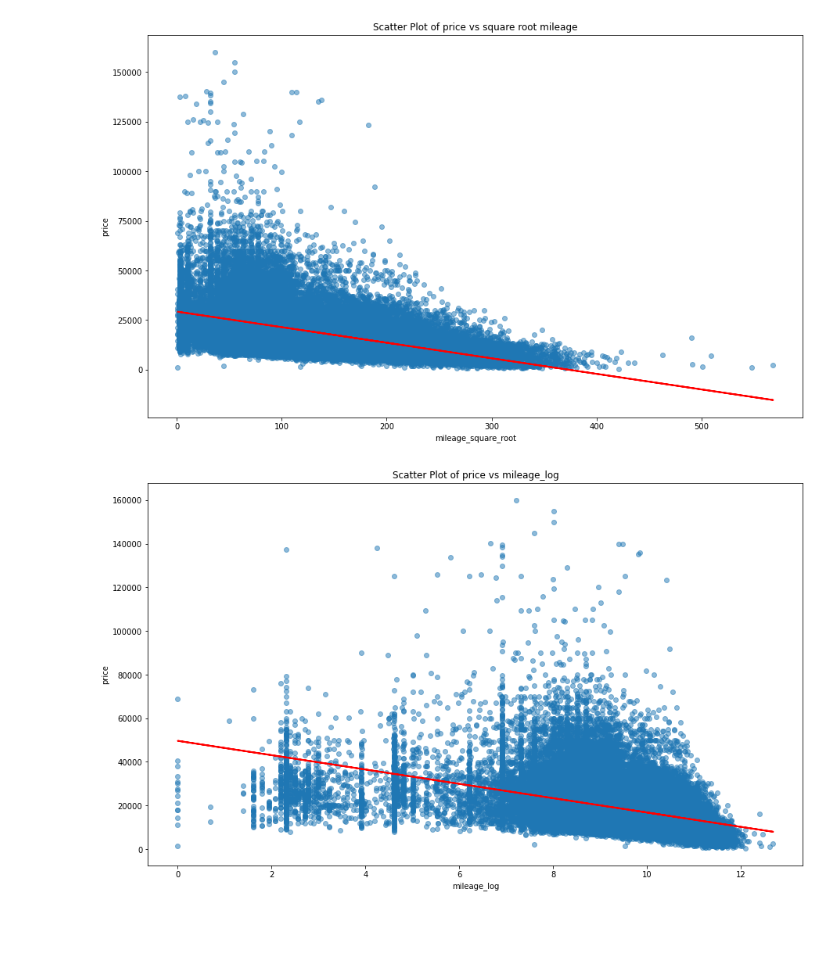
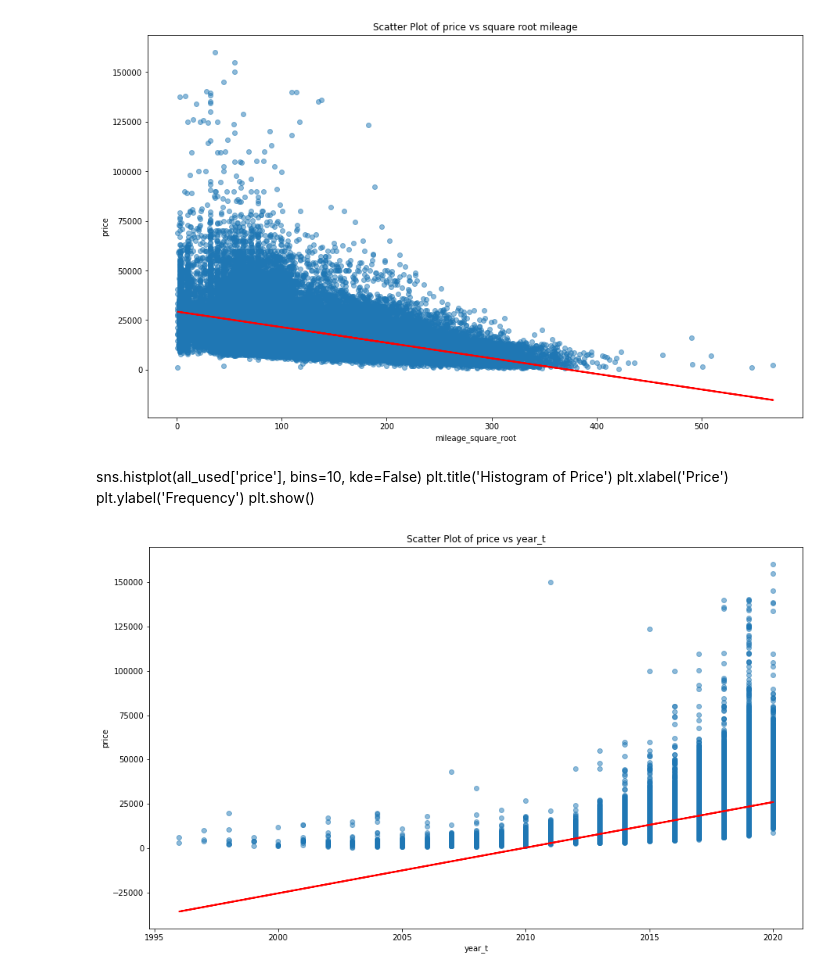
Before and after one commit to Daniel-Peacock/Used_car_Python_linear_regression, a Jupyter notebook: Used_car regression.ipynb, the cells around one changed output. Saved outputs shown, nothing was run; the diff lists cells and outputs as text; code cells hidden in the pictures; blank space fills up the shorter version.

```diff
--- a/Used_car regression.ipynb
+++ b/Used_car regression.ipynb
@@ -198,13 +226,8 @@ plt.show()
 # %%
-## This section will transfrom the variables to create a stronger linear relationship. (Fit tighter to a regression line)
-
-## This will add an column containg the square root of mileage
+##Transforming variables
+# This will add an column containg the square root of mileage
 all_used['mileage_square_root'] = np.sqrt(all_used['mileage'])
-all_used['mileage_log'] = np.log(all_used['mileage'])
-
-
-# Assuming 'data' is your DataFrame and 'variable1' and 'variable2' are the columns you want to plot
-
+#Scatterplot of price vs. mileage
 plt.figure(figsize=(15, 9))
 plt.scatter(all_used['mileage_square_root'], all_used['price'], alpha=0.5)
 plt.xlabel('mileage_square_root')
@@ -223,32 +246,35 @@ plt.plot(all_used['mileage_square_root'], line, color='red', linewidth=2, label=
 plt.show()
 # %% [output]
 [figure]
+# %% [markdown]
+sns.histplot(all_used['price'], bins=10, kde=False)
+plt.title('Histogram of Price')
+plt.xlabel('Price')
+plt.ylabel('Frequency')
+plt.show()
 # %%
-## We are going to transfrom millage and year to log and squared values
-all_used['mileage_square_root'] = np.sqrt(all_used['mileage'])
-all_used['mileage_log'] = np.log(all_used['mileage'])
-
-
-# Assuming 'data' is your DataFrame and 'variable1' and 'variable2' are the columns you want to plot
-
+##Transforming variables
+# This will add an column containg the square root of mileage
+all_used['year_t'] = all_used['year']
+#Scatterplot of price vs. mileage
 plt.figure(figsize=(15, 9))
-plt.scatter(all_used['mileage_log'], all_used['price'], alpha=0.5)
-plt.xlabel('mileage_log')
+plt.scatter(all_used['year_t'], all_used['price'], alpha=0.5)
+plt.xlabel('year_t')
 plt.ylabel('price')
-plt.title('Scatter Plot of price vs mileage_log')
+plt.title('Scatter Plot of price vs year_t')
 
 # Fit linear regression model
-X = all_used['mileage_log'].values.reshape(-1, 1)
+X = all_used['year_t'].values.reshape(-1, 1)
 y = all_used['price'].values
 model = LinearRegression().fit(X, y)
 line = model.predict(X)
 
 # Plot the line of best fit
-plt.plot(all_used['mileage_log'], line, color='red', linewidth=2, label='Line of Best Fit')
+plt.plot(all_used['year_t'], line, color='red', linewidth=2, label='Line of Best Fit')
 
 plt.show()
 # %% [output]
-[figure, old version]
+[figure, new version]
 # %%
 ## Creating our initial general model for prediciting car prices based on the mileage, year and tax.
 ## The goal is to create a accurate general model that will work on all cars. This may not be feasible or optimal so individual models based on the brand will be constructed later.
```
Also changed, not shown: parts of 5 cells of this notebook.
